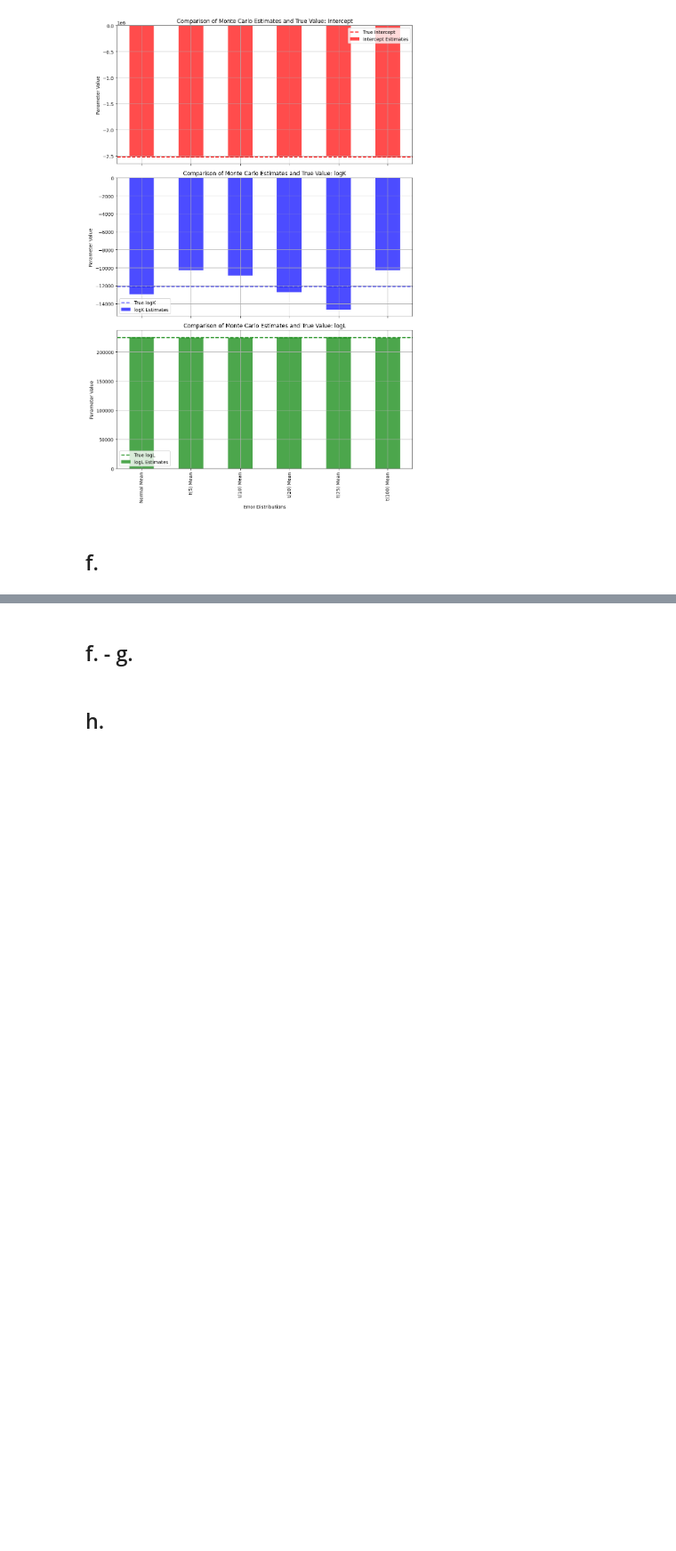
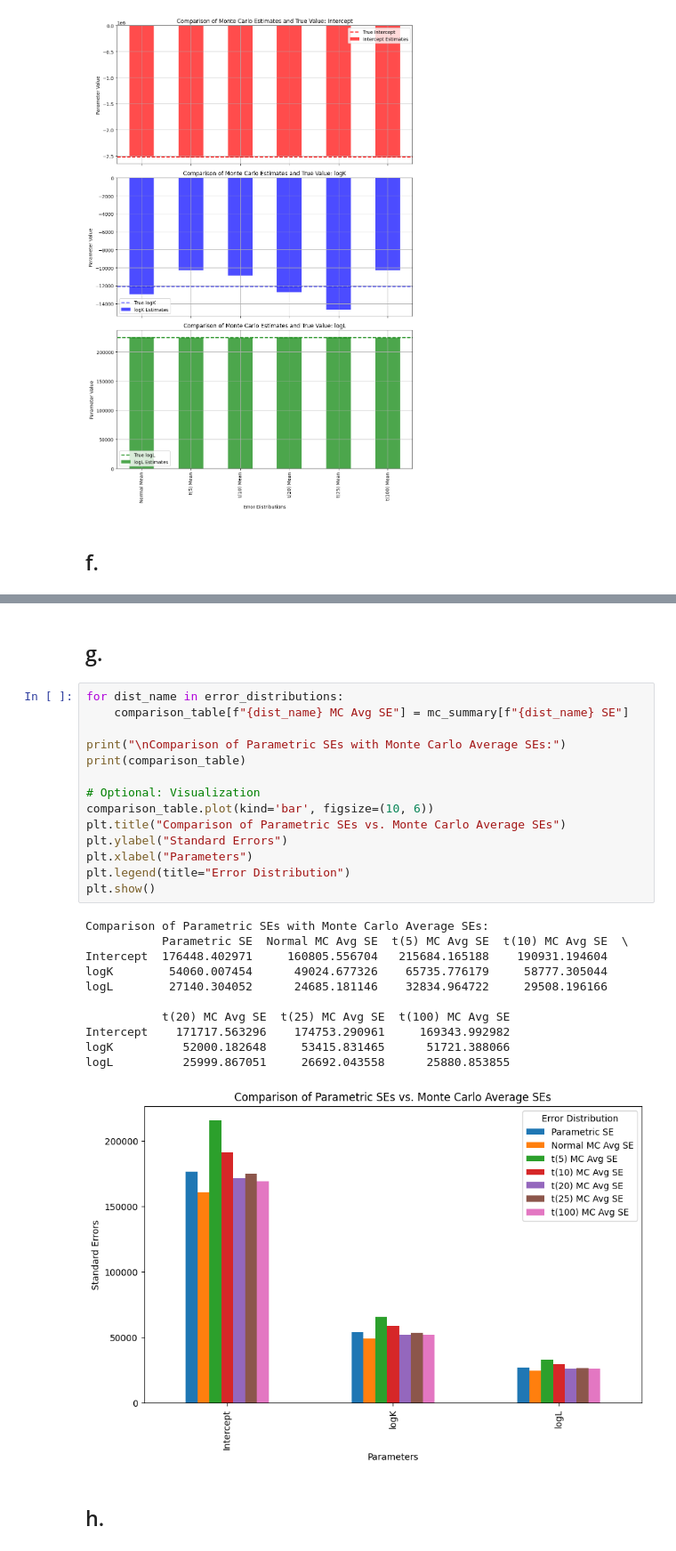
Before and after one commit to damlakayikci/Financial-Applications-of-Machine-Learning, a Jupyter notebook: ps2/main.ipynb, the cells around one changed output, grey strips where cells are left out. Shown at 89% size. Saved outputs shown, nothing was run; the diff lists cells and outputs as text; blank space fills up the shorter version.

```diff
--- a/ps2/main.ipynb
+++ b/ps2/main.ipynb
@@ -215,4 +202,30 @@ dtype: float64
 # %% [markdown]
-## f. - g.
+## g.
+# %%
+for dist_name in error_distributions:
+    comparison_table[f"{dist_name} MC Avg SE"] = mc_summary[f"{dist_name} SE"]
+
+print("\nComparison of Parametric SEs with Monte Carlo Average SEs:")
+print(comparison_table)
+
+# Optional: Visualization
+comparison_table.plot(kind='bar', figsize=(10, 6))
+plt.title("Comparison of Parametric SEs vs. Monte Carlo Average SEs")
+plt.ylabel("Standard Errors")
+plt.xlabel("Parameters")
+plt.legend(title="Error Distribution")
+plt.show()
+# %% [output]
+Comparison of Parametric SEs with Monte Carlo Average SEs:
+           Parametric SE  Normal MC Avg SE  t(5) MC Avg SE  t(10) MC Avg SE  \
+Intercept  176448.402971     160805.556704   215684.165188    190931.194604
+logK        54060.007454      49024.677326    65735.776179     58777.305044
+logL        27140.304052      24685.181146    32834.964722     29508.196166
+
+           t(20) MC Avg SE  t(25) MC Avg SE  t(100) MC Avg SE
+Intercept    171717.563296    174753.290961     169343.992982
+logK          52000.182648     53415.831465      51721.388066
+logL          25999.867051     26692.043558      25880.853855
+[figure, added]
 # %% [markdown]
 ## h.
```
Also changed, not shown: parts of 14 cells of this notebook.
